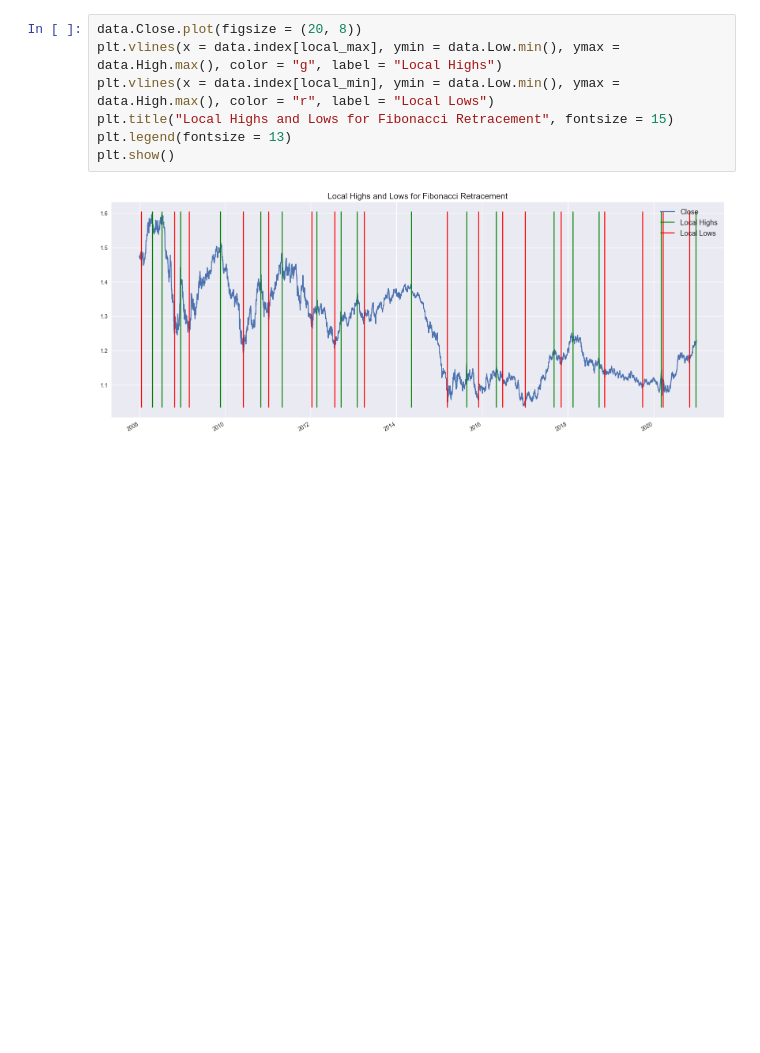
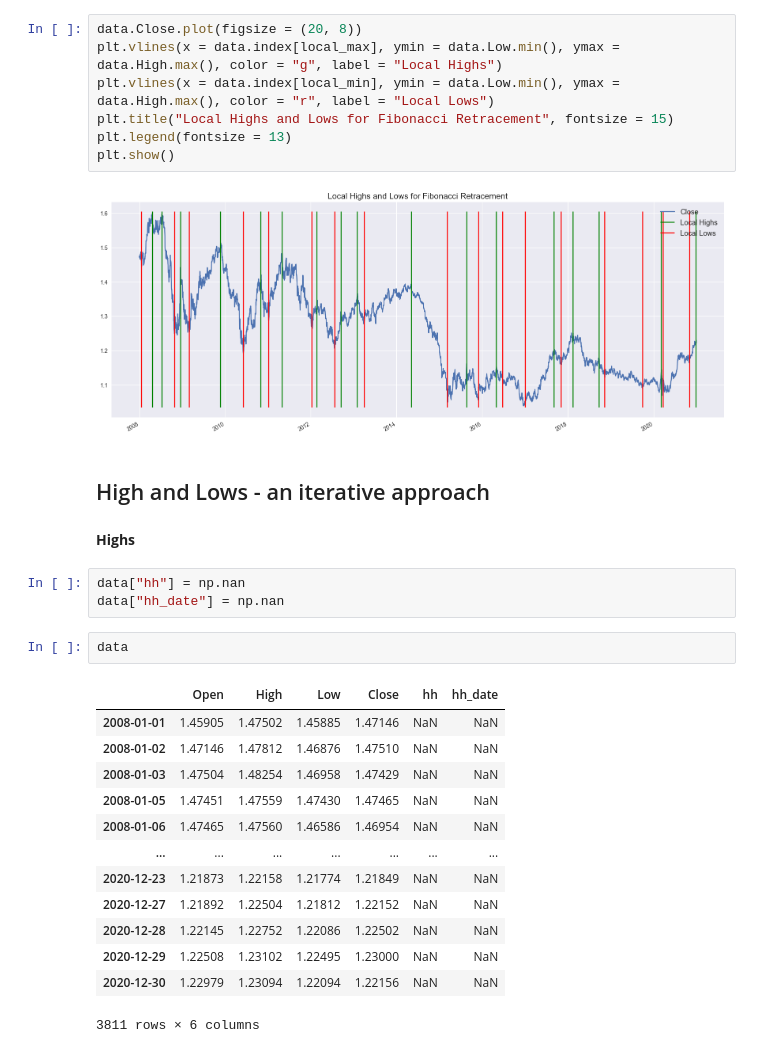
Before and after one commit to AvirukthGT/AlgoTrading, a Jupyter notebook: Fibonacci/Fibonacci.ipynb, the cells around one changed output. Drawn from its saved outputs; the diff is of its cells as text; blank space fills up the shorter version.

Commit message:
Iterative method

```diff
--- a/Fibonacci/Fibonacci.ipynb
+++ b/Fibonacci/Fibonacci.ipynb
@@ -262,3 +262,26 @@ plt.legend(fontsize = 13)
 plt.show()
 # %% [output]
 [figure]
+# %% [markdown]
+## High and Lows - an iterative approach
+# %% [markdown]
+__Highs__
+# %%
+data["hh"] = np.nan
+data["hh_date"] = np.nan
+# %%
+data
+# %% [output]
+|  | Open | High | Low | Close | hh | hh_date |
+| 2008-01-01 | 1.45905 | 1.47502 | 1.45885 | 1.47146 | NaN | NaN |
+| 2008-01-02 | 1.47146 | 1.47812 | 1.46876 | 1.47510 | NaN | NaN |
+| 2008-01-03 | 1.47504 | 1.48254 | 1.46958 | 1.47429 | NaN | NaN |
+| 2008-01-05 | 1.47451 | 1.47559 | 1.47430 | 1.47465 | NaN | NaN |
+| 2008-01-06 | 1.47465 | 1.47560 | 1.46586 | 1.46954 | NaN | NaN |
+| ... | ... | ... | ... | ... | ... | ... |
+| 2020-12-23 | 1.21873 | 1.22158 | 1.21774 | 1.21849 | NaN | NaN |
+| 2020-12-27 | 1.21892 | 1.22504 | 1.21812 | 1.22152 | NaN | NaN |
+| 2020-12-28 | 1.22145 | 1.22752 | 1.22086 | 1.22502 | NaN | NaN |
+| 2020-12-29 | 1.22508 | 1.23102 | 1.22495 | 1.23000 | NaN | NaN |
+| 2020-12-30 | 1.22979 | 1.23094 | 1.22094 | 1.22156 | NaN | NaN |
+3811 rows × 6 columns
```
Also changed, not shown: parts of 4 cells of this notebook.
